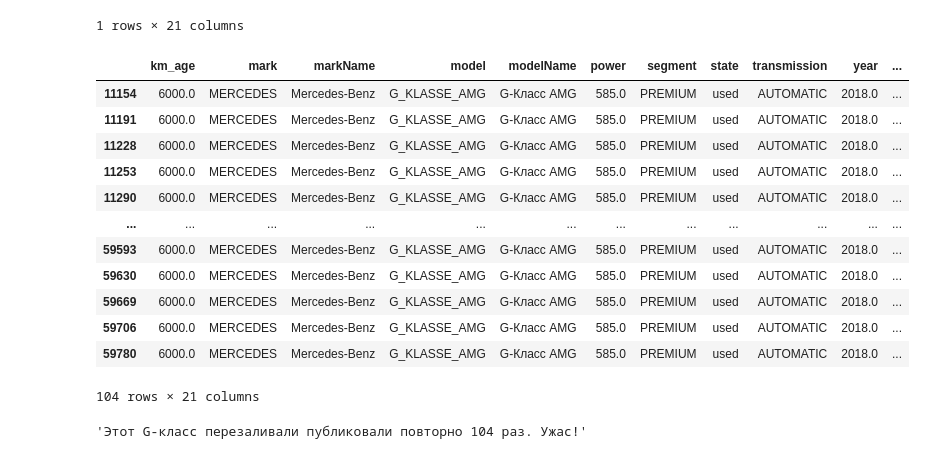
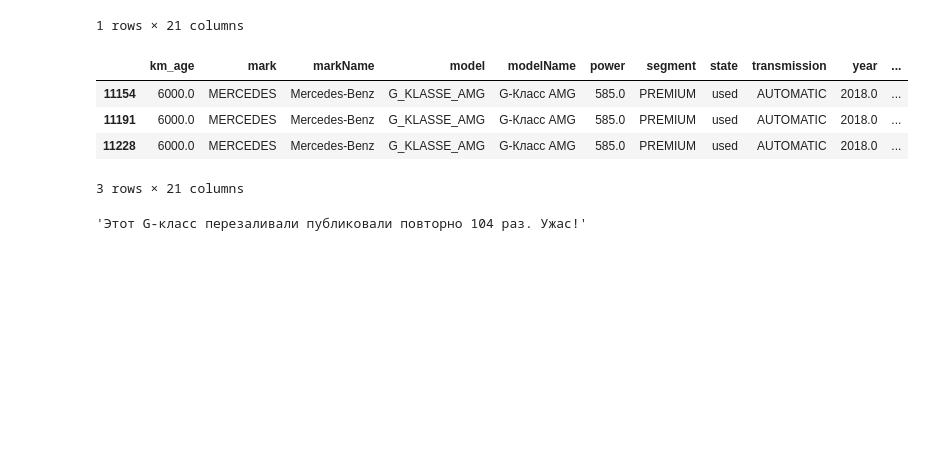
Before and after one commit to ArthurBodrov/autoru_analytics, a Jupyter notebook: Cleaning.ipynb, the cells around one changed output. Cells and saved outputs as stored; diff of their text form; code cells hidden in the pictures; blank space fills up the shorter version.

```diff
--- a/Cleaning.ipynb
+++ b/Cleaning.ipynb
@@ -129,21 +129,13 @@ cars.tail(1)
 1 rows × 21 columns
 # %%
 merc_dup_query = ((cars['price'] == 19000000.0) & (cars['mark'] == 'MERCEDES'))
-cars[merc_dup_query]
+cars[merc_dup_query].head(3)
 # %% [output]
 |  | km_age | mark | markName | model | modelName | power | segment | state | transmission | year | ... |
 | 11154 | 6000.0 | MERCEDES | Mercedes-Benz | G_KLASSE_AMG | G-Класс AMG | 585.0 | PREMIUM | used | AUTOMATIC | 2018.0 | ... |
 | 11191 | 6000.0 | MERCEDES | Mercedes-Benz | G_KLASSE_AMG | G-Класс AMG | 585.0 | PREMIUM | used | AUTOMATIC | 2018.0 | ... |
 | 11228 | 6000.0 | MERCEDES | Mercedes-Benz | G_KLASSE_AMG | G-Класс AMG | 585.0 | PREMIUM | used | AUTOMATIC | 2018.0 | ... |
-| 11253 | 6000.0 | MERCEDES | Mercedes-Benz | G_KLASSE_AMG | G-Класс AMG | 585.0 | PREMIUM | used | AUTOMATIC | 2018.0 | ... |
-| 11290 | 6000.0 | MERCEDES | Mercedes-Benz | G_KLASSE_AMG | G-Класс AMG | 585.0 | PREMIUM | used | AUTOMATIC | 2018.0 | ... |
-| ... | ... | ... | ... | ... | ... | ... | ... | ... | ... | ... | ... |
-| 59593 | 6000.0 | MERCEDES | Mercedes-Benz | G_KLASSE_AMG | G-Класс AMG | 585.0 | PREMIUM | used | AUTOMATIC | 2018.0 | ... |
-| 59630 | 6000.0 | MERCEDES | Mercedes-Benz | G_KLASSE_AMG | G-Класс AMG | 585.0 | PREMIUM | used | AUTOMATIC | 2018.0 | ... |
-| 59669 | 6000.0 | MERCEDES | Mercedes-Benz | G_KLASSE_AMG | G-Класс AMG | 585.0 | PREMIUM | used | AUTOMATIC | 2018.0 | ... |
-| 59706 | 6000.0 | MERCEDES | Mercedes-Benz | G_KLASSE_AMG | G-Класс AMG | 585.0 | PREMIUM | used | AUTOMATIC | 2018.0 | ... |
-| 59780 | 6000.0 | MERCEDES | Mercedes-Benz | G_KLASSE_AMG | G-Класс AMG | 585.0 | PREMIUM | used | AUTOMATIC | 2018.0 | ... |
-104 rows × 21 columns
+3 rows × 21 columns
 # %%
 f"Этот G-класс перезаливали публиковали повторно {cars[merc_dup_query].shape[0]} раз. Ужас!"
 # %% [output]
```
Also changed, not shown: parts of 3 cells of this notebook, 7 other files.
